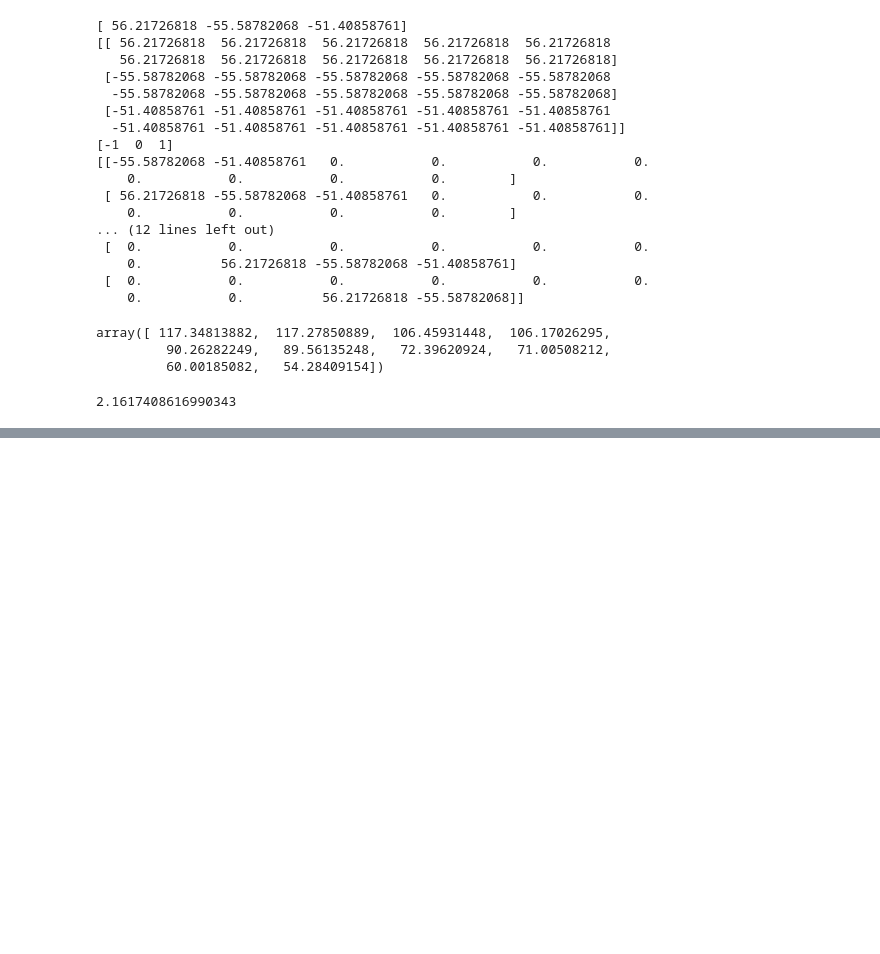
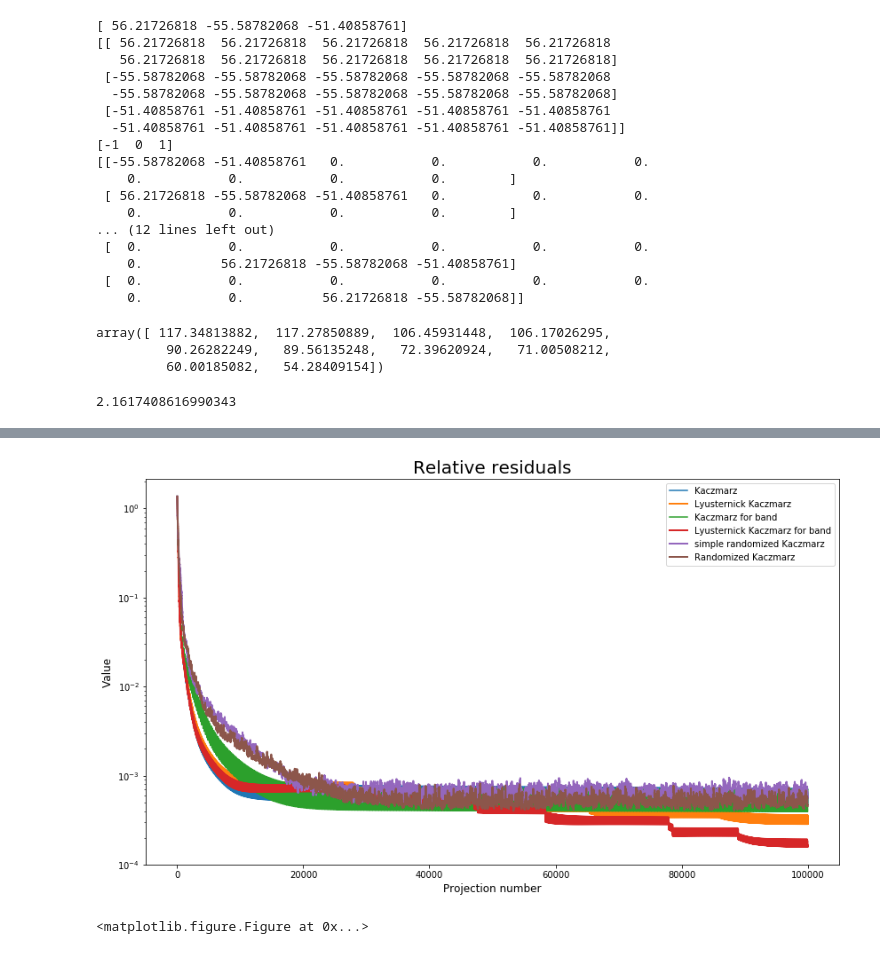
Before and after one commit to seva100/kaczmarz-modifications, a Jupyter notebook: Band matrix.ipynb, the cells around one changed output, grey strips where cells are left out. Drawn from its saved outputs; the diff is of its cells as text; code cells hidden in the pictures; blank space fills up the shorter version.

Commit message:
Added some band matrix research

```diff
--- a/Band matrix.ipynb
+++ b/Band matrix.ipynb
@@ -120,0 +379,7 @@ cond: 2999.9978344
+# %%
+n = 100
+b = 10
+init_ampl = 300
+cond = 30000
+mx = band_mx_with_given_cond(n, n, b, init_ampl, cond, verbose=1)
+mx
@@ -120,0 +421,14 @@ cond: 2999.9978344
+# %%
+true_sol = np.random.randn(n)
+b = mx @ true_sol
+# %%
+eps = 1e-5
+N_max = 100000
+np.random.seed(666)
+x_0 = np.random.rand(n)
+x_kacz,res_kacz,t_kacz = Kaczmarz(mx,b,x_0,N_max,eps)
+x_kacz_band,res_kacz_band,t_kacz_band = Kaczmarz_band(mx,b,x_0,N_max,eps)
+x_simple_rand,res_simple_rand,t_simple_rand = SimpleRandomKaczmarz(mx,b,x_0,N_max,eps)
+x_rand,res_rand,t_rand = RandomKaczmarz(mx,b,x_0,N_max,eps)
+answer = KaczLyust(mx, b, eps, N_max, x_0)
+answer_band = KaczLyust_band(mx,b,eps,N_max,x_0)
@@ -120,0 +453,18 @@ cond: 2999.9978344
+# %%
+plt.figure(figsize=(14,8))
+plt.semilogy(res_kacz, label='Kaczmarz')
+plt.semilogy(answer['info']['res'], linestyle = '-', linewidth = 2.0, label='Lyusternick Kaczmarz')
+plt.semilogy(res_kacz_band, label='Kaczmarz for band')
+plt.semilogy(answer_band['info']['res'], linestyle = '-', linewidth = 2.0, label='Lyusternick Kaczmarz for band')
+plt.plot(res_simple_rand, linestyle = '-', linewidth = 2.0, label='simple randomized Kaczmarz')
+plt.plot(res_rand, linestyle = '-', linewidth = 2.0, label='Randomized Kaczmarz')
+plt.title('Relative residuals', fontsize = 20)
+plt.ylabel('Value', fontsize = 12)
+plt.xlabel('Projection number', fontsize = 12)
+plt.yscale('log')
+plt.legend()
+plt.show()
+plt.savefig('band_mx_n_1000_cond_30000.pdf')
+# %% [output]
+[figure, added]
+<matplotlib.figure.Figure at 0x...>
```
Also changed, not shown: parts of 14 cells of this notebook, 1 other file.
